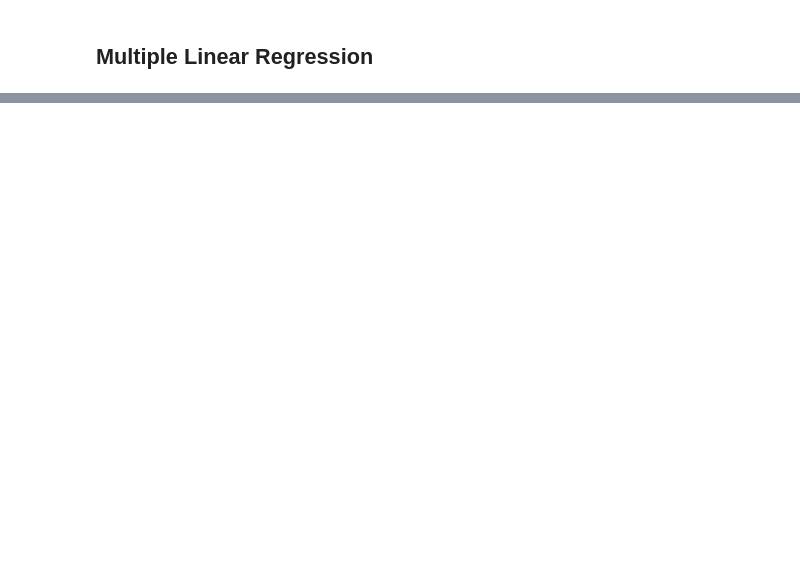
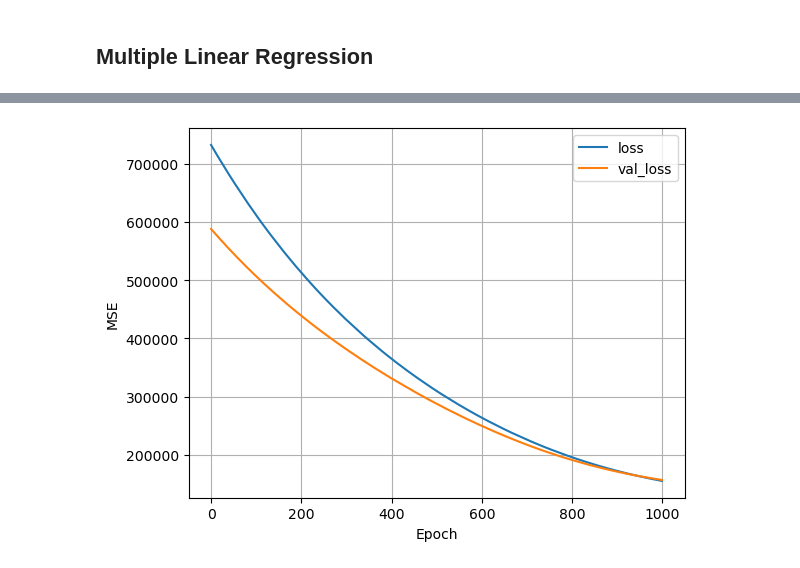
Before and after one commit to dhar-sumit/ml-learning-journey, a Jupyter notebook: Linear Regression - Bikes.ipynb, the cells around one changed output, grey strips where cells are left out. Cells and saved outputs as stored; diff of their text form; code cells hidden in the pictures; blank space fills up the shorter version.

```diff
--- a/Linear Regression - Bikes.ipynb
+++ b/Linear Regression - Bikes.ipynb
@@ -145,0 +167,19 @@ plt.show()
+# %%
+temp_nn_model = tf.keras.Sequential([temp_norm, tf.keras.layers.Dense(1)])
+# %%
+temp_nn_model.compile(optimizer=tf.keras.optimizers.Adam(learning_rate=0.1), loss='mse')
+# %%
+history = temp_nn_model.fit(X_train_temp.reshape(-1), y_train_temp, verbose=0, epochs=1000, validation_data=(X_valid_temp, y_valid_temp))
+# %%
+def plot_loss(history):
+    plt.plot(history.history['loss'], label='loss')
+    plt.plot(history.history['val_loss'], label='val_loss')
+    plt.xlabel('Epoch')
+    plt.ylabel('MSE')
+    plt.legend()
+    plt.grid(True)
+    plt.show()
+# %%
+plot_loss(history)
+# %% [output]
+[figure, added]
```
Also changed, not shown: parts of 25 cells of this notebook, 2 other files.
